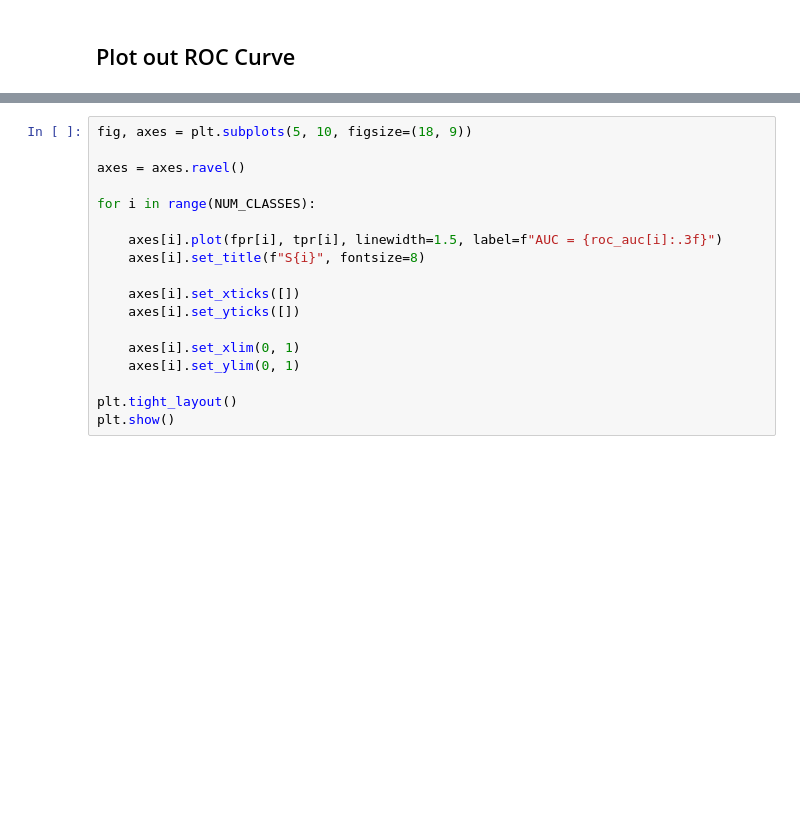
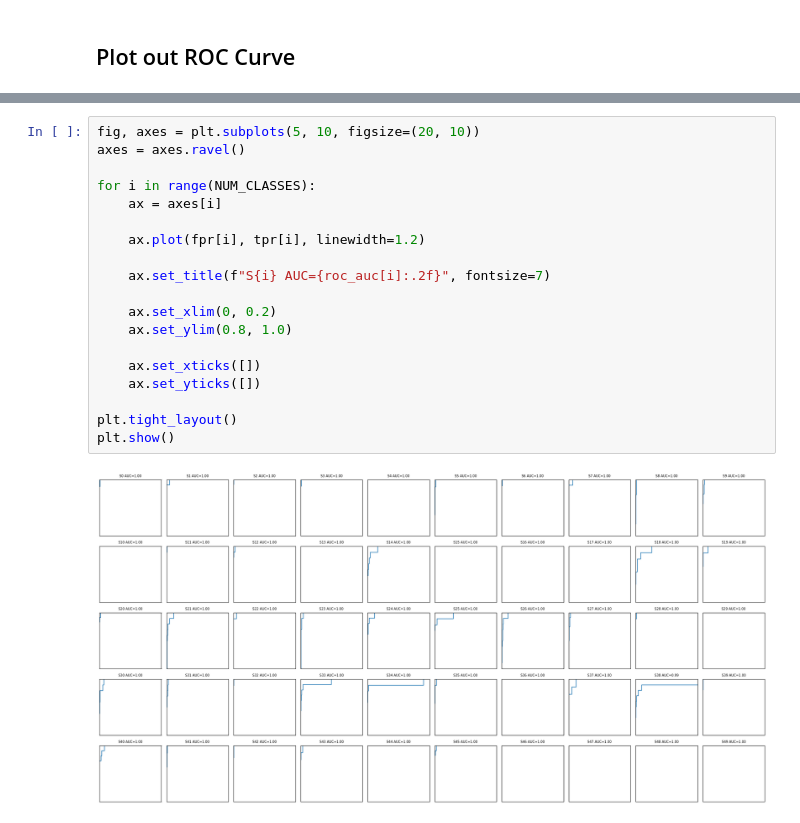
Before and after one commit to Yi-Shan-lin/Speaker-Recognition-using-ResNet-Embeddings, a Jupyter notebook: Evaluation_template.ipynb, the cells around one changed output, grey strips where cells are left out. Saved outputs shown, nothing was run; the diff lists cells and outputs as text; blank space fills up the shorter version.

```diff
--- a/Evaluation_template.ipynb
+++ b/Evaluation_template.ipynb
@@ -186,18 +269,21 @@ plt.show()
 # %%
-fig, axes = plt.subplots(5, 10, figsize=(18, 9))
-
+fig, axes = plt.subplots(5, 10, figsize=(20, 10))
 axes = axes.ravel()
 
 for i in range(NUM_CLASSES):
+    ax = axes[i]
 
-    axes[i].plot(fpr[i], tpr[i], linewidth=1.5, label=f"AUC = {roc_auc[i]:.3f}")
-    axes[i].set_title(f"S{i}", fontsize=8)
+    ax.plot(fpr[i], tpr[i], linewidth=1.2)
 
-    axes[i].set_xticks([])
-    axes[i].set_yticks([])
+    ax.set_title(f"S{i} AUC={roc_auc[i]:.2f}", fontsize=7)
 
-    axes[i].set_xlim(0, 1)
-    axes[i].set_ylim(0, 1)
+    ax.set_xlim(0, 0.2)
+    ax.set_ylim(0.8, 1.0)
+
+    ax.set_xticks([])
+    ax.set_yticks([])
 
 plt.tight_layout()
 plt.show()
+# %% [output]
+[figure, added]
```
Also changed, not shown: parts of 9 cells of this notebook.
